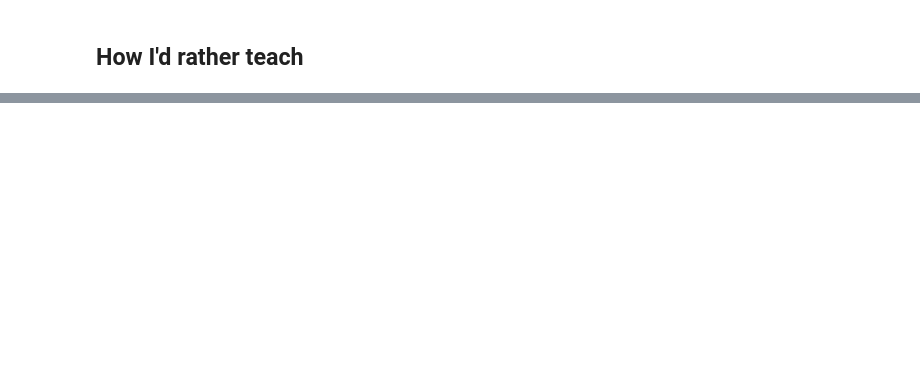
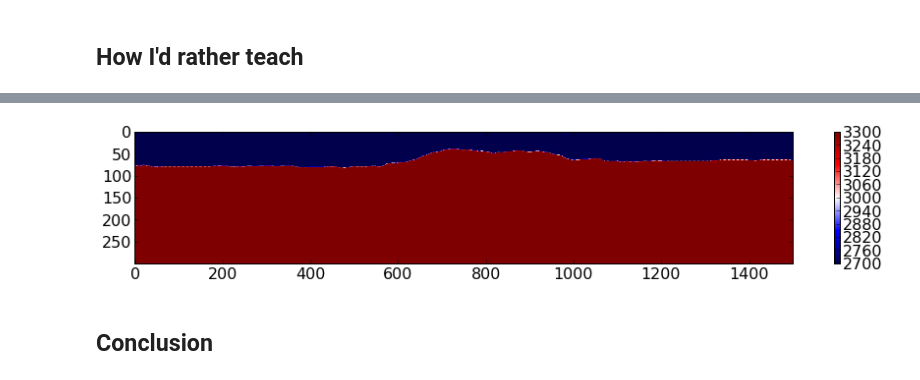
Before and after one commit to leouieda/scipy2013, a Jupyter notebook: presentation/modeling_the_earth_with_fatiando_a_terra.ipynb, the cells around one changed output, grey strips where cells are left out. Drawn from its saved outputs; the diff is of its cells as text; code cells hidden in the pictures; blank space fills up the shorter version.

```diff
--- a/presentation/modeling_the_earth_with_fatiando_a_terra.ipynb
+++ b/presentation/modeling_the_earth_with_fatiando_a_terra.ipynb
@@ -253,0 +267,10 @@ myv.show()
+# %%
+from fatiando import io
+density = io.fromimage('figures/crust.png', ranges=[2700, 3300])
+mpl.figure(figsize=(15, 4))
+mpl.imshow(density, cmap=mpl.cm.seismic)
+cb = mpl.colorbar(shrink=0.6)
+# %% [output]
+[figure, added]
+# %% [markdown]
+## Conclusion
```
Also changed, not shown: parts of 11 cells of this notebook, 2 other files.
